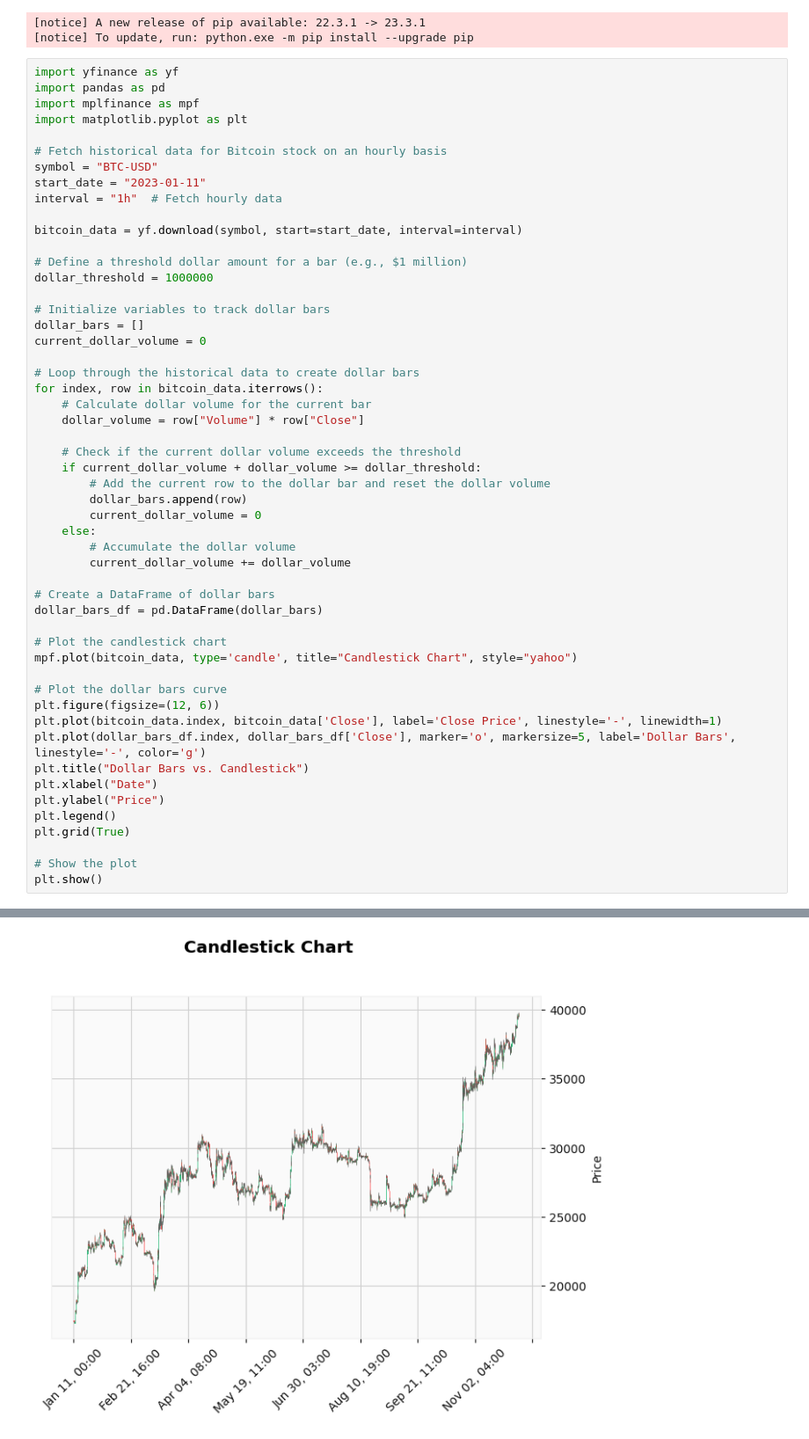
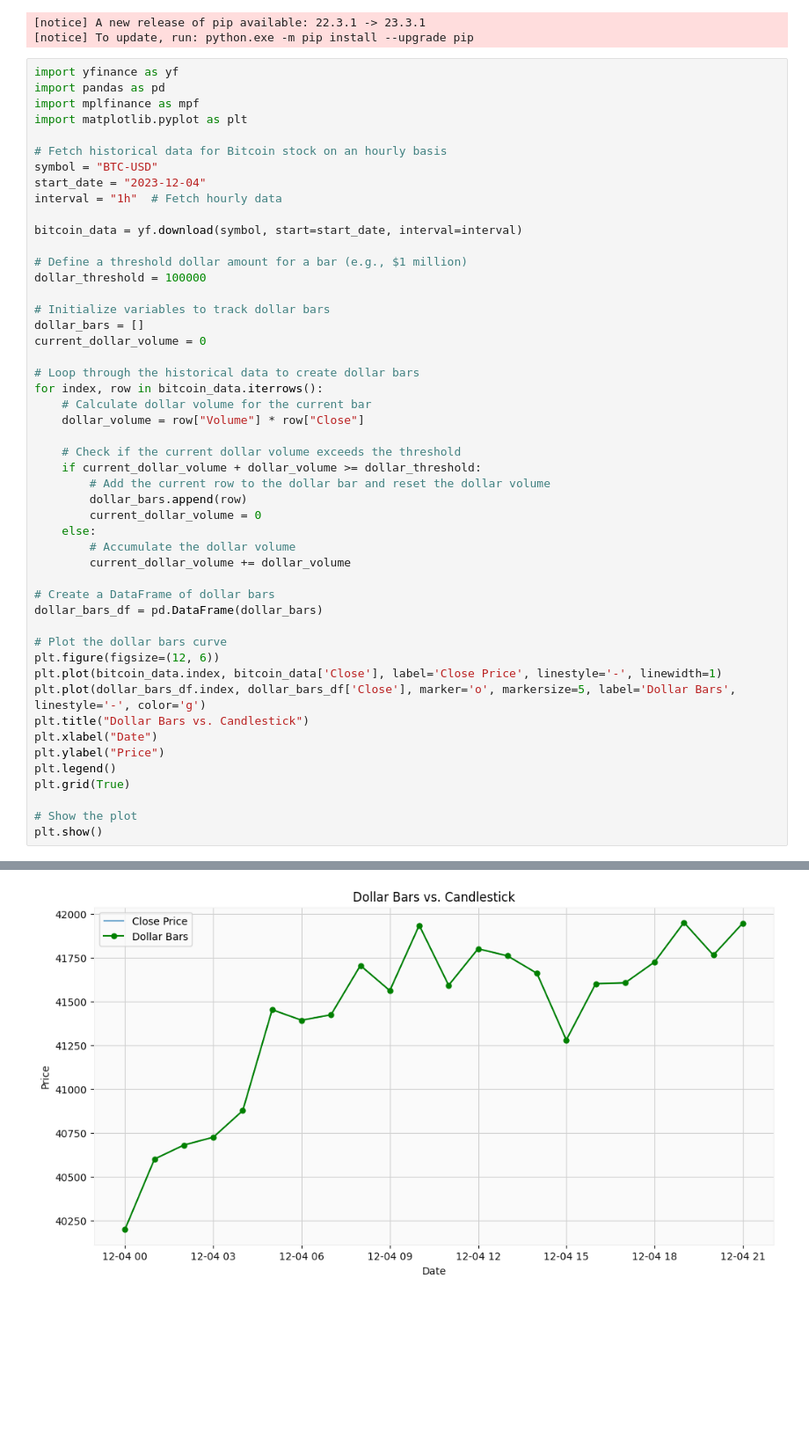
Before and after one commit to dkn-maida/farscape-investment, a Jupyter notebook: usa/dollar_bar.ipynb, the cells around one changed output, grey strips where cells are left out. Shown at 88% size. Saved outputs shown, nothing was run; the diff lists cells and outputs as text; blank space fills up the shorter version.

```diff
--- a/usa/dollar_bar.ipynb
+++ b/usa/dollar_bar.ipynb
@@ -26,13 +26,13 @@ import matplotlib.pyplot as plt
 
 # Fetch historical data for Bitcoin stock on an hourly basis
 symbol = "BTC-USD"
-start_date = "2023-01-11"
+start_date = "2023-12-04"
 interval = "1h"  # Fetch hourly data
 
 bitcoin_data = yf.download(symbol, start=start_date, interval=interval)
 
 # Define a threshold dollar amount for a bar (e.g., $1 million)
-dollar_threshold = 1000000
+dollar_threshold = 100000
 
 # Initialize variables to track dollar bars
 dollar_bars = []
@@ -55,9 +55,6 @@ for index, row in bitcoin_data.iterrows():
 # Create a DataFrame of dollar bars
 dollar_bars_df = pd.DataFrame(dollar_bars)
 
-# Plot the candlestick chart
-mpf.plot(bitcoin_data, type='candle', title="Candlestick Chart", style="yahoo")
-
 # Plot the dollar bars curve
 plt.figure(figsize=(12, 6))
 plt.plot(bitcoin_data.index, bitcoin_data['Close'], label='Close Price', linestyle='-', linewidth=1)
@@ -88 +72 @@ plt.show()
-[figure, old version]
+[figure, new version]
```
Also changed, not shown: parts of 1 cell of this notebook, 10 other files.
